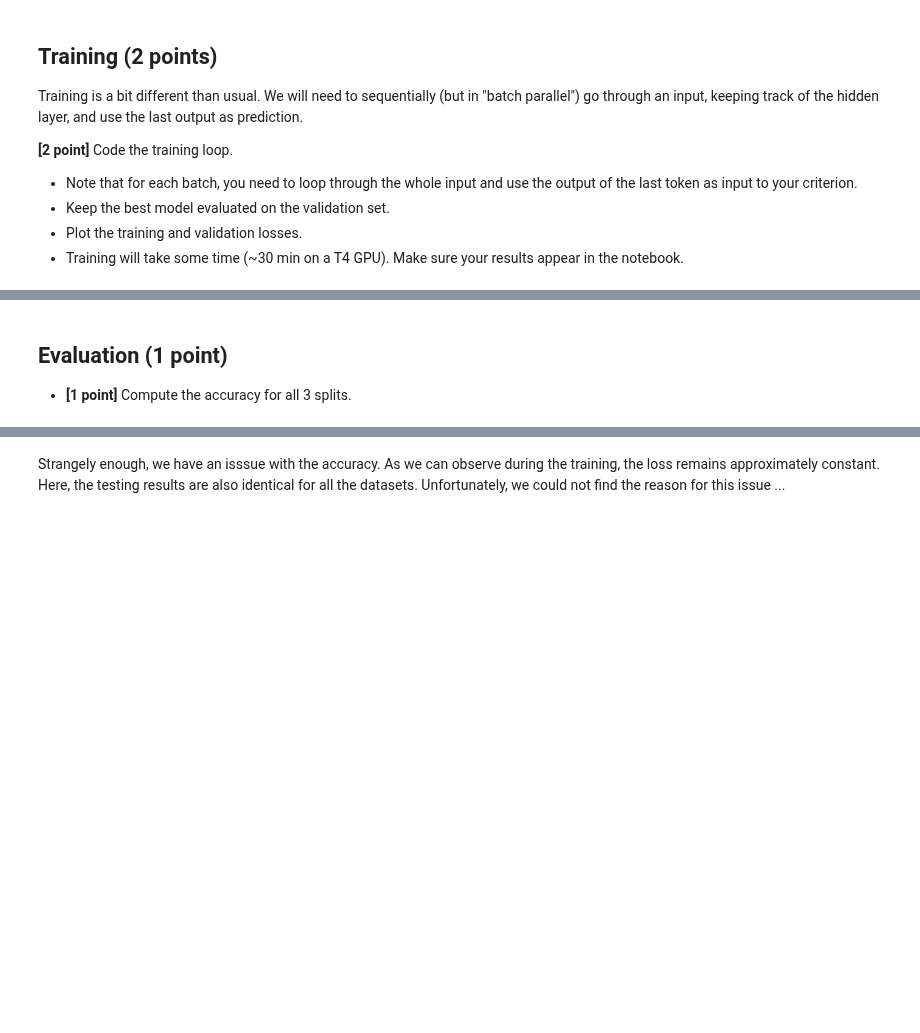
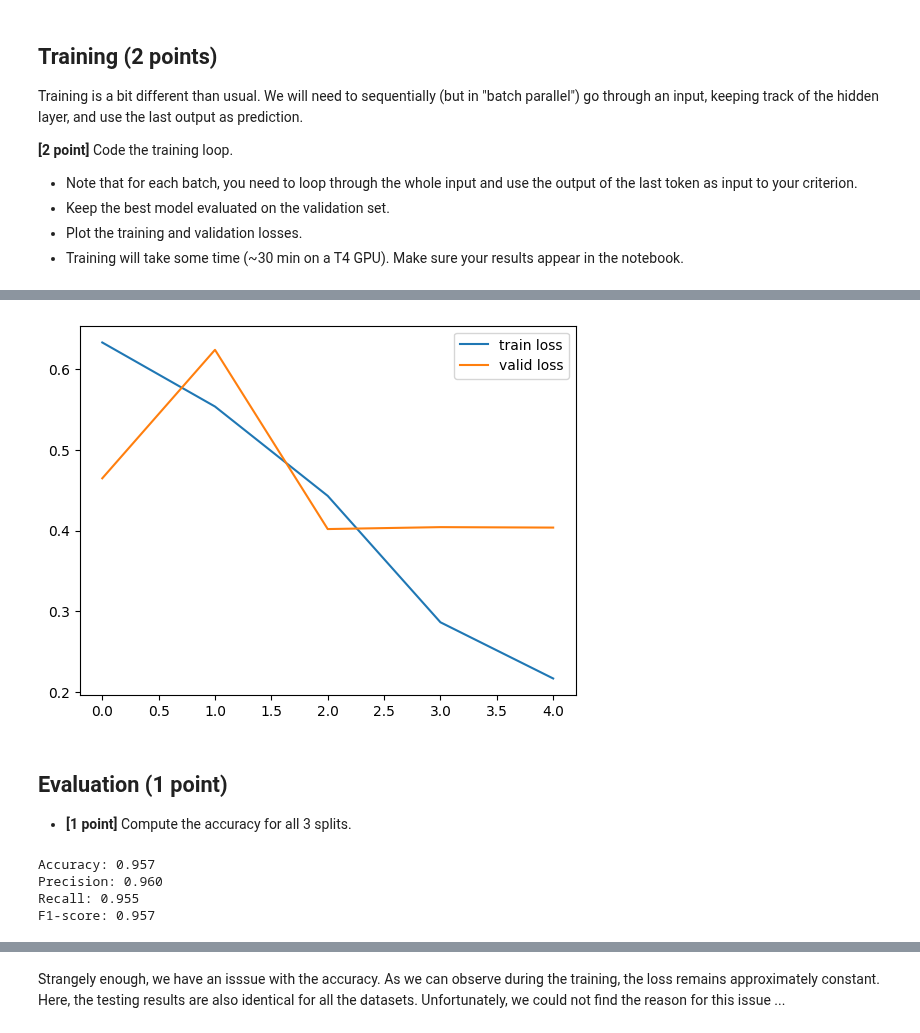
Before and after one commit to sinansoulier/NLP-2023, a Jupyter notebook: Deep/lab01/01 code your own RNN.ipynb, the cells around one changed output, grey strips where cells are left out. Saved outputs shown, nothing was run; the diff lists cells and outputs as text; code cells hidden in the pictures; blank space fills up the shorter version.

Commit message:
RNN: Fixed custom RNN structure and training

```diff
--- a/Deep/lab01/01 code your own RNN.ipynb
+++ b/Deep/lab01/01 code your own RNN.ipynb
@@ -88,3 +97,32 @@ test_gen = lambda: data_generator(X_test, y_test, vocabulary[pad_token])
+# %%
+def data_generator_test(
+    X: List[torch.tensor], y: List[int], pad_id: int, batch_size: int = 32
+) -> Generator[Tuple[torch.Tensor, torch.Tensor], None, None]:
+    """
+    Yield batches from given input data and labels.
+    Args:
+        X: a list of tensor (input features).
+        y: the corresponding labels.
+        batch_size: the size of every batch [32].
+    Returns:
+        A tuple of tensors (features, labels).
+    """
+    X, y = shuffle(X, y)
+    for i in range(0, len(X), batch_size):
+        batch_X = X[i : i + batch_size]
+        batch_y = y[i : i + batch_size]
+        batch_X = torch.nn.utils.rnn.pad_sequence(
+            [elt.flip(dims=[0]) for elt in batch_X],
+            batch_first=True,
+            padding_value=vocabulary[pad_token],
+        ).flip(dims=[1])
+        yield batch_X, torch.tensor(batch_y, dtype=torch.float32)
+
+pad_token = "<pad>"
+BATCH_SIZE = 128
+train_gen = lambda: data_generator_test(X_train_sampled, y_train_sampled, vocabulary[pad_token], batch_size=BATCH_SIZE)
+valid_gen = lambda: data_generator_test(X_valid_sampled, y_valid_sampled, vocabulary[pad_token], batch_size=BATCH_SIZE)
+test_gen = lambda: data_generator_test(X_test_sampled, y_test_sampled, vocabulary[pad_token], batch_size=BATCH_SIZE)
 # %%
 device = get_device()
 # %% [markdown]
@@ -159,14 +194,20 @@ n_embedding = 32
 n_hidden = 64
 model = RNN(len(vocabulary.get_itos()), n_embedding, n_hidden, 1).to(device)
 criterion = nn.BCEWithLogitsLoss()
-optimizer = torch.optim.RMSprop(model.parameters(), lr=1e-3)
+optimizer = torch.optim.Adam(model.parameters(), lr=1e-3)
 
 # For the training, we need to sequentially (but in "batch parallel") go through an input, keeping track of the hidden layer, and use the last output as prediction.
 # For each batch, we need to loop through the whole input and use the output of the last token as input for our criterion.
 # Keep the best model evaluated on the validation set.adam
 
 train_losses, valid_losses = train(
-    model, X_train, X_valid, criterion, optimizer, train_gen, valid_gen, 5, device
+    model=model,
+    criterion=criterion,
+    optimizer=optimizer,
+    train_generator=train_gen,
+    valid_generator=valid_gen,
+    n_epochs=5,
+    device=device
 )
 
 # Plot the train and validation losses.
@@ -180,3 +224,4 @@ Epoch 2/5 train loss: 0.022 valid loss: 0.022
+[figure, added]
 # %% [markdown]
 ## Evaluation (1 point)
 
@@ -187,3 +229,11 @@ accuracy, precision, recall, f1 = evaluate(model, train_gen, device)
+# %%
+# Evaluate the model on the train set.
+accuracy, precision, recall, f1 = evaluate(model, train_gen, device)
+# %% [output]
+Accuracy: 0.957
+Precision: 0.960
+Recall: 0.955
+F1-score: 0.957
 # %%
 # Evaluate the model on the validation set.
 _ = evaluate(model, valid_gen, device)
```
Also changed, not shown: parts of 9 cells of this notebook, 1 other file.
